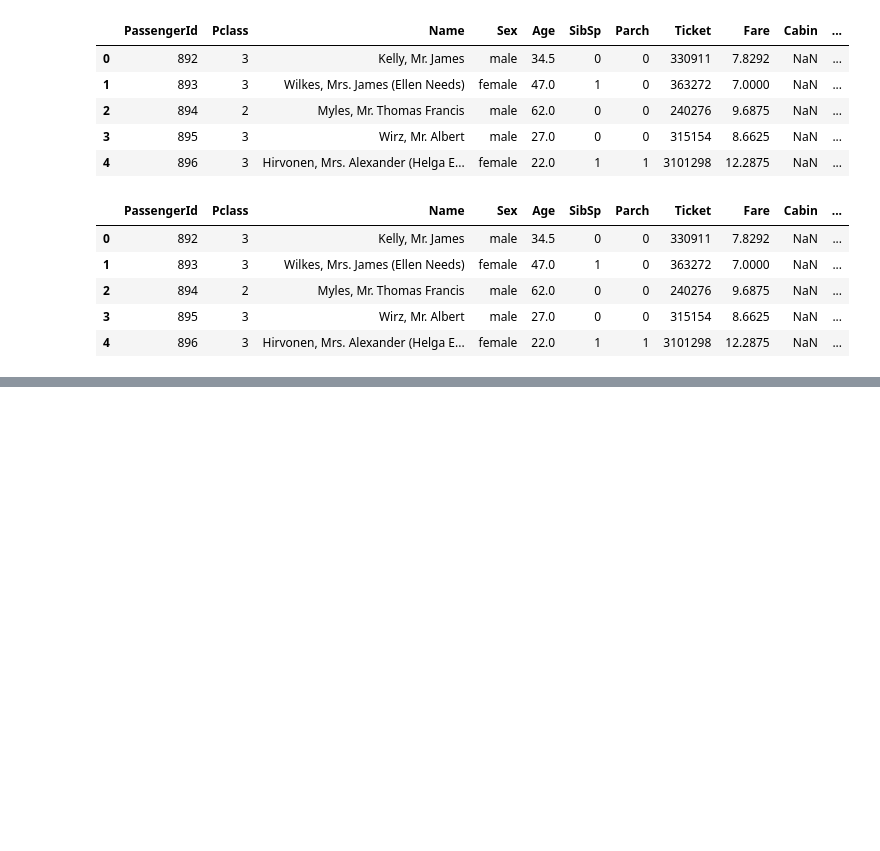
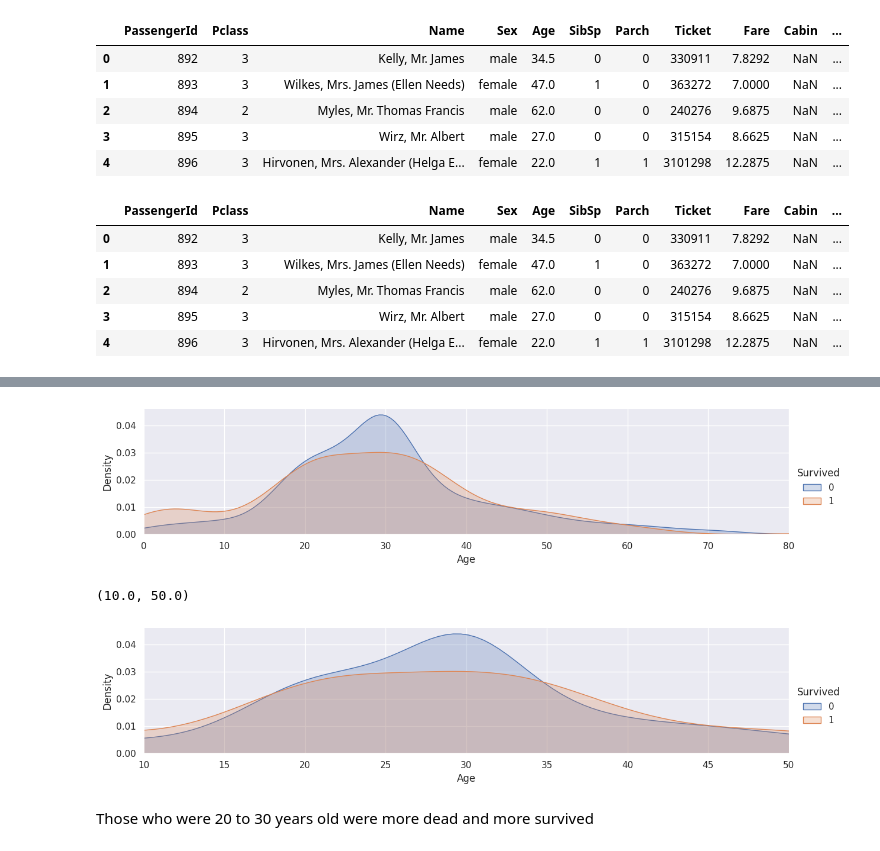
Before and after one commit to MasomehBazdar/MasomehBazdar-Titanic---Machine-Learning-from-Disaster, a Jupyter notebook: Titanic Survival Analysis.ipynb, the cells around one changed output, grey strips where cells are left out. Drawn from its saved outputs; the diff is of its cells as text; code cells hidden in the pictures; blank space fills up the shorter version.

```diff
--- a/Titanic Survival Analysis.ipynb
+++ b/Titanic Survival Analysis.ipynb
@@ -392,0 +397,5 @@ test.head()
+# %%
+# delete unnecessary feature from dataset
+train.drop('Name', axis=1, inplace=True)
+test.drop('Name', axis=1, inplace=True)
+train.head()
@@ -392,0 +435,2 @@ test.head()
+# %%
+train["Age"] = train["Age"].fillna(train.groupby("Title")["Age"].transform("median"))
@@ -392,0 +457,19 @@ test.head()
+# %%
+facet = sns.FacetGrid(train, hue="Survived",aspect=4)
+facet.map(sns.kdeplot, 'Age', fill=True)
+facet.set(xlim=(0, train['Age'].max()))
+facet.add_legend()
+plt.show()
+
+facet = sns.FacetGrid(train, hue="Survived",aspect=4)
+facet.map(sns.kdeplot, 'Age', fill=True)
+facet.set(xlim=(0, train['Age'].max()))
+facet.add_legend()
+plt.xlim(10,50)
+# %% [output]
+[figure, added]
+(10.0, 50.0)
+[figure, added]
+# %% [markdown]
+
+Those who were 20 to 30 years old were more dead and more survived
```
Also changed, not shown: parts of 11 cells of this notebook.
